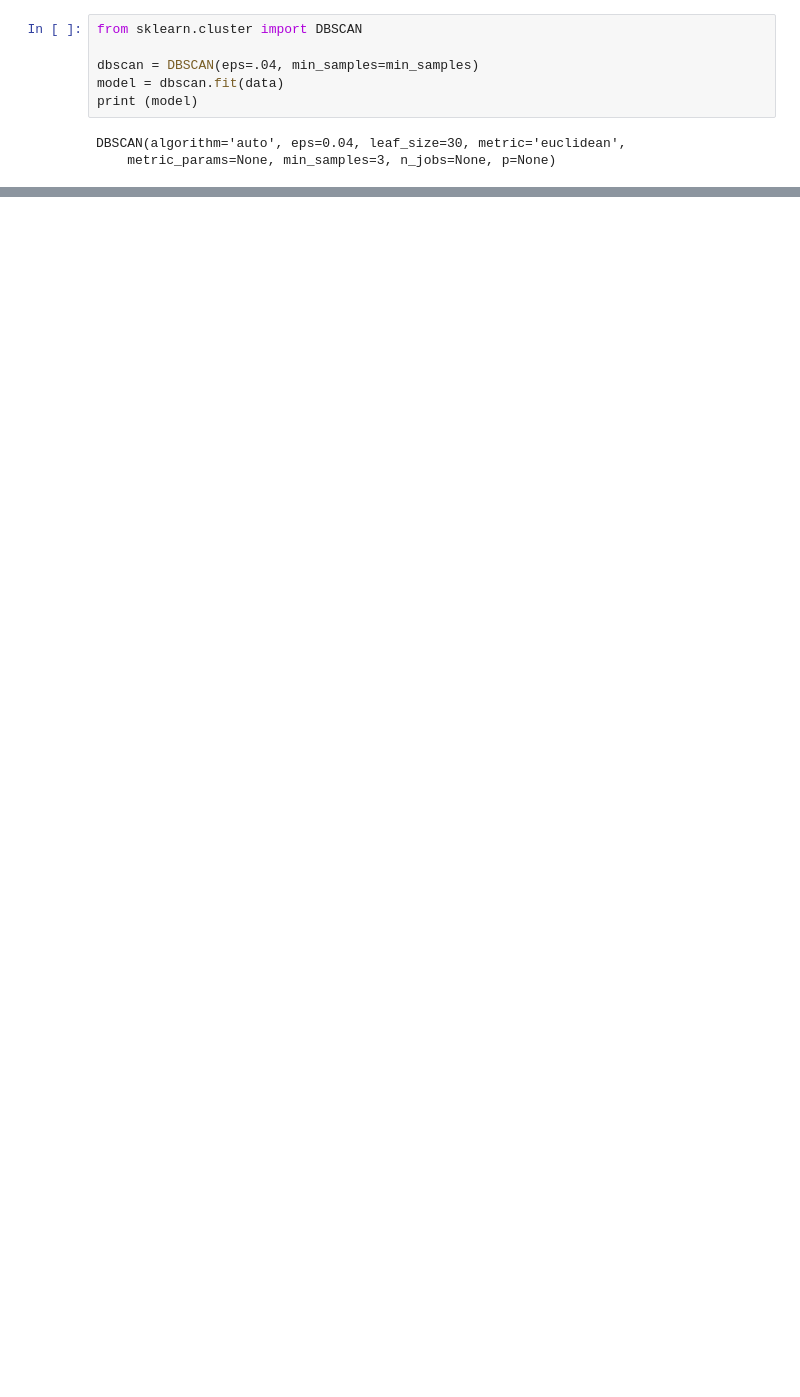
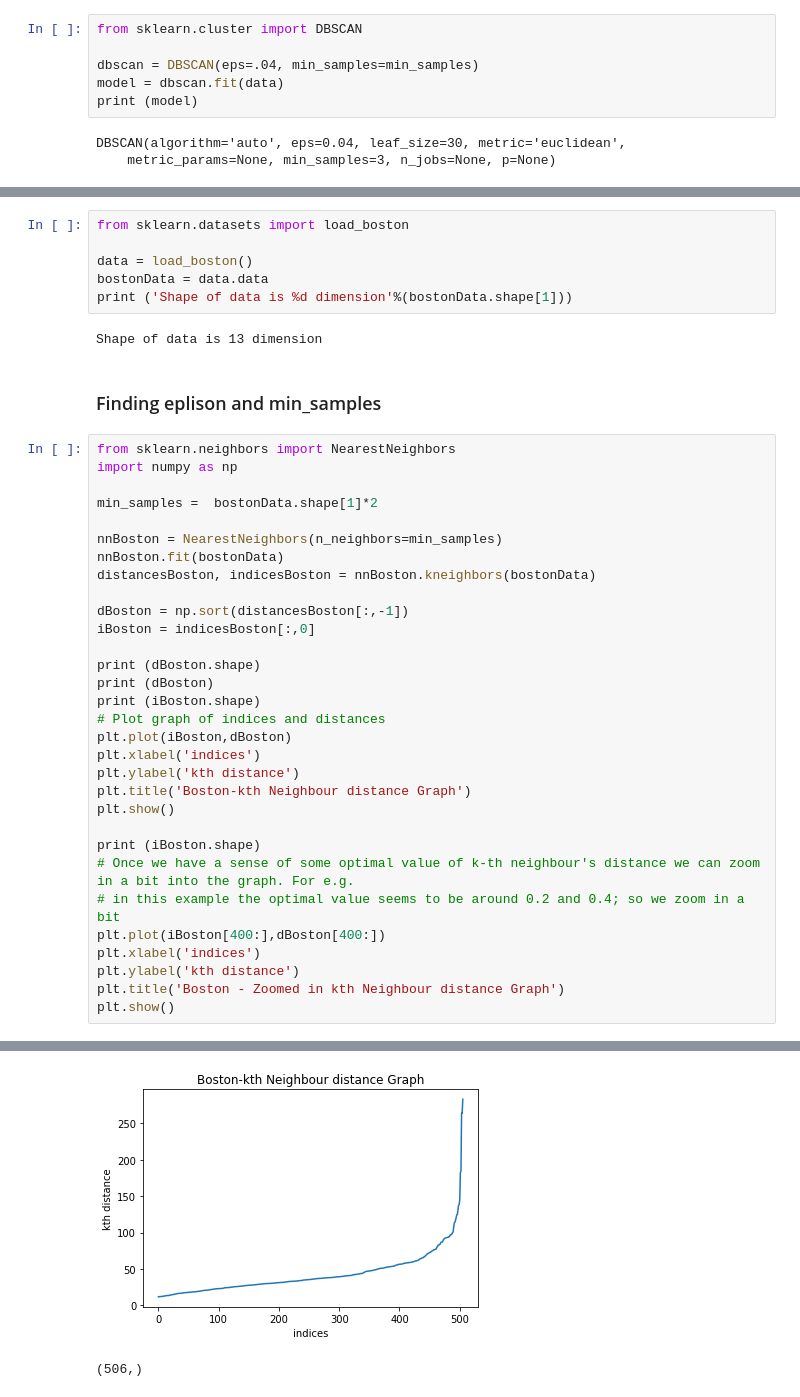
Before and after one commit to rsjain1978/unsupervised-learning-clustering, a Jupyter notebook: DBSCAN Density based clustering.ipynb, the cells around one changed output, grey strips where cells are left out. Drawn from its saved outputs; the diff is of its cells as text; blank space fills up the shorter version.

```diff
--- a/DBSCAN Density based clustering.ipynb
+++ b/DBSCAN Density based clustering.ipynb
@@ -66,0 +87,42 @@ Number of outliers = 39
+# %%
+from sklearn.datasets import load_boston
+
+data = load_boston()
+bostonData = data.data
+print ('Shape of data is %d dimension'%(bostonData.shape[1]))
+# %% [output]
+Shape of data is 13 dimension
+# %% [markdown]
+### Finding eplison and min_samples
+# %%
+from sklearn.neighbors import NearestNeighbors
+import numpy as np
+
+min_samples =  bostonData.shape[1]*2
+
+nnBoston = NearestNeighbors(n_neighbors=min_samples)
+nnBoston.fit(bostonData)
+distancesBoston, indicesBoston = nnBoston.kneighbors(bostonData)
+
+dBoston = np.sort(distancesBoston[:,-1])
+iBoston = indicesBoston[:,0]
+
+print (dBoston.shape)
+print (dBoston)
+print (iBoston.shape)
+# Plot graph of indices and distances
+plt.plot(iBoston,dBoston)
+plt.xlabel('indices')
+plt.ylabel('kth distance')
+plt.title('Boston-kth Neighbour distance Graph')
+plt.show()
+
+print (iBoston.shape)
+# Once we have a sense of some optimal value of k-th neighbour's distance we can zoom in a bit into the graph. For e.g.
+# in this example the optimal value seems to be around 0.2 and 0.4; so we zoom in a bit
+plt.plot(iBoston[400:],dBoston[400:])
+plt.xlabel('indices')
+plt.ylabel('kth distance')
+plt.title('Boston - Zoomed in kth Neighbour distance Graph')
+plt.show()
+# %% [output]
@@ -66,0 +146,2 @@ Number of outliers = 39
+[figure, added]
+(506,)
```
Also changed, not shown: parts of 9 cells of this notebook.
